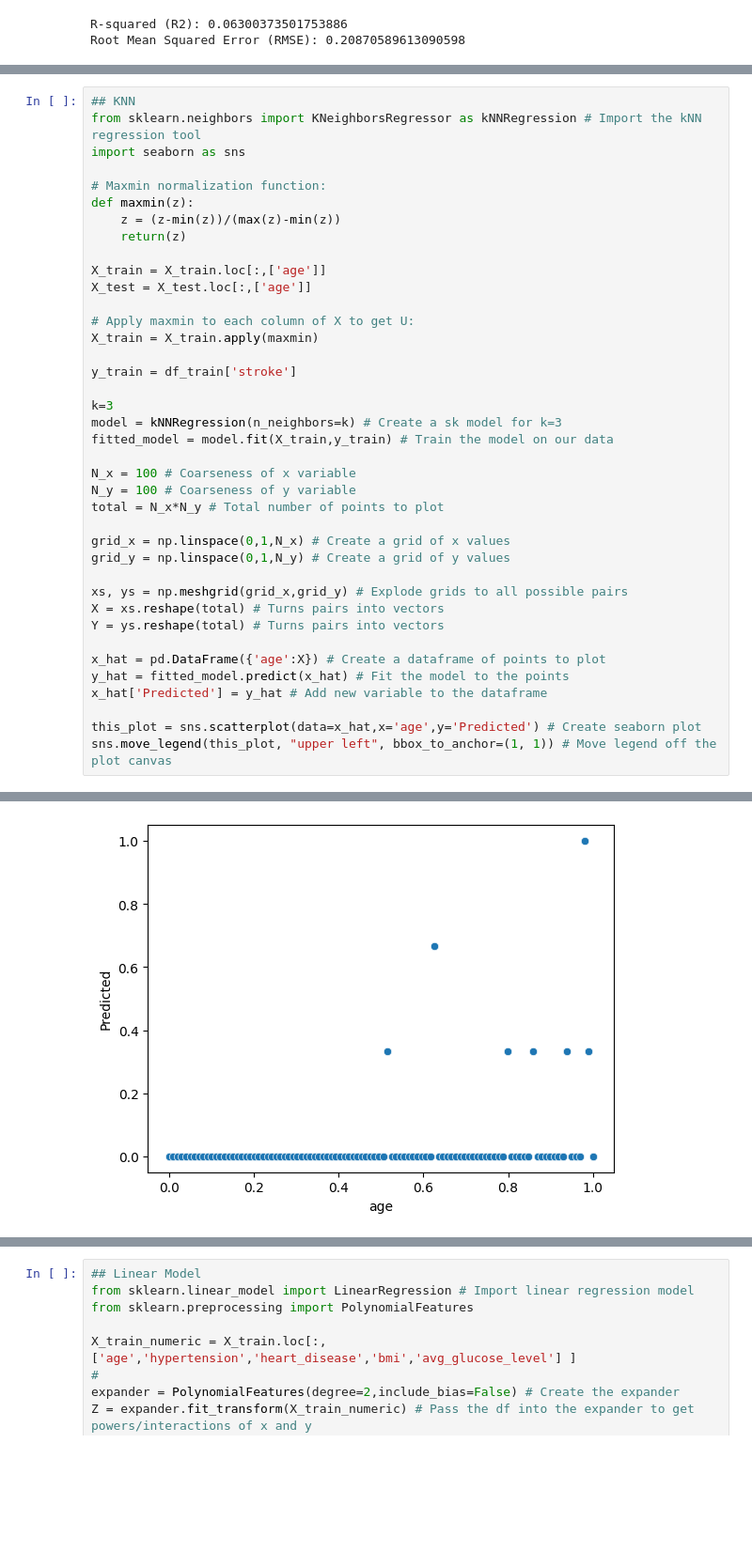
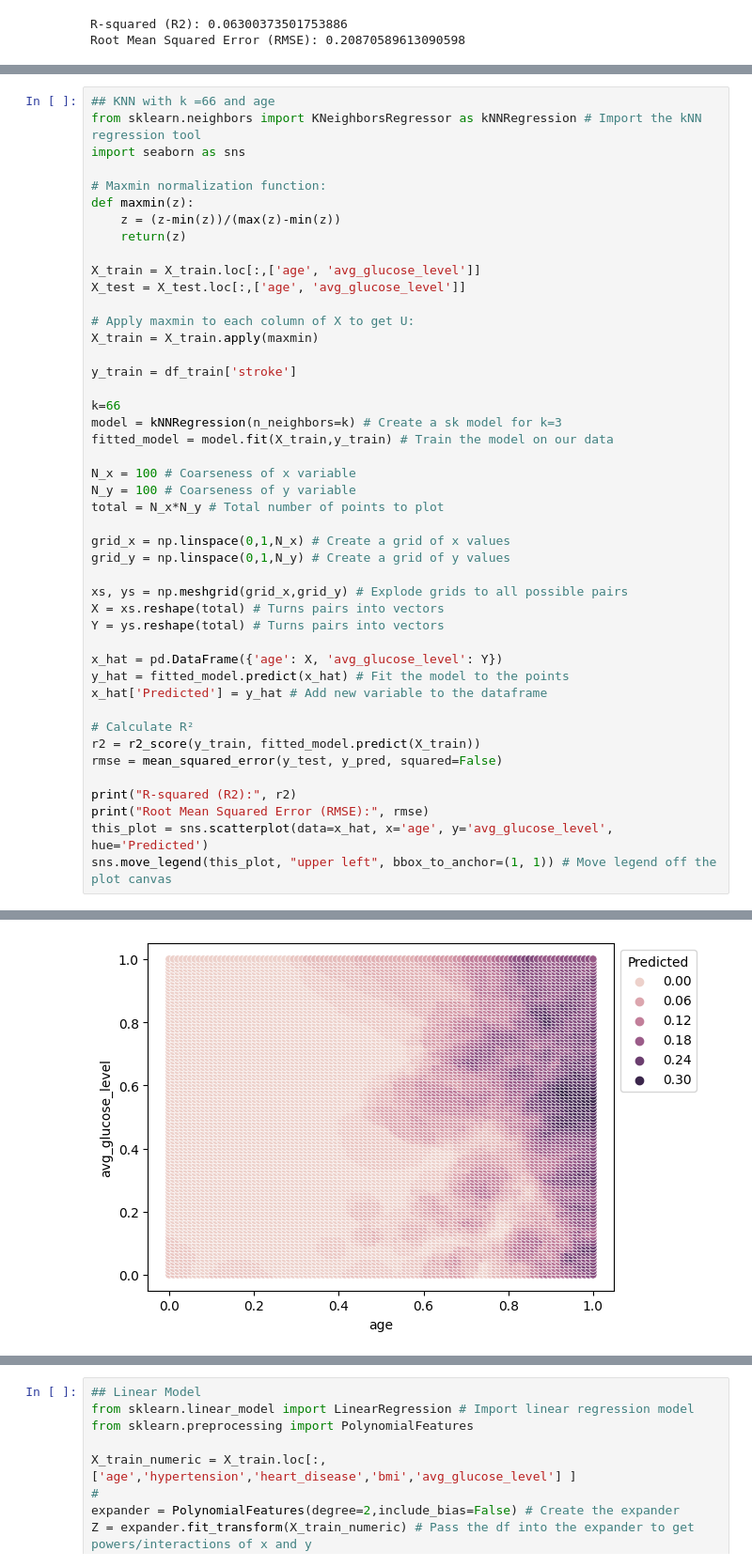
Before and after one commit to racheljhuh/EDA, a Jupyter notebook: Project2.ipynb, the cells around one changed output, grey strips where cells are left out. Shown at 94% size. Saved outputs shown, nothing was run; the diff lists cells and outputs as text; blank space fills up the shorter version.

```diff
--- a/Project2.ipynb
+++ b/Project2.ipynb
@@ -82,5 +131,5 @@ Root Mean Squared Error (RMSE): 0.20870589613090598
 # %%
-## KNN
+## KNN with k =66 and age
 from sklearn.neighbors import KNeighborsRegressor as kNNRegression # Import the kNN regression tool
 import seaborn as sns
 
@@ -89,15 +138,15 @@ def maxmin(z):
     z = (z-min(z))/(max(z)-min(z))
     return(z)
 
-X_train = X_train.loc[:,['age']]
-X_test = X_test.loc[:,['age']]
+X_train = X_train.loc[:,['age', 'avg_glucose_level']]
+X_test = X_test.loc[:,['age', 'avg_glucose_level']]
 
 # Apply maxmin to each column of X to get U:
 X_train = X_train.apply(maxmin)
 
 y_train = df_train['stroke']
 
-k=3
+k=66
 model = kNNRegression(n_neighbors=k) # Create a sk model for k=3
 fitted_model = model.fit(X_train,y_train) # Train the model on our data
 
@@ -112,10 +161,16 @@ xs, ys = np.meshgrid(grid_x,grid_y) # Explode grids to all possible pairs
 X = xs.reshape(total) # Turns pairs into vectors
 Y = ys.reshape(total) # Turns pairs into vectors
 
-x_hat = pd.DataFrame({'age':X}) # Create a dataframe of points to plot
+x_hat = pd.DataFrame({'age': X, 'avg_glucose_level': Y})
 y_hat = fitted_model.predict(x_hat) # Fit the model to the points
 x_hat['Predicted'] = y_hat # Add new variable to the dataframe
 
-this_plot = sns.scatterplot(data=x_hat,x='age',y='Predicted') # Create seaborn plot
+# Calculate R²
+r2 = r2_score(y_train, fitted_model.predict(X_train))
+rmse = mean_squared_error(y_test, y_pred, squared=False)
+
+print("R-squared (R2):", r2)
+print("Root Mean Squared Error (RMSE):", rmse)
+this_plot = sns.scatterplot(data=x_hat, x='age', y='avg_glucose_level', hue='Predicted')
 sns.move_legend(this_plot, "upper left", bbox_to_anchor=(1, 1)) # Move legend off the plot canvas
 # %% [output]
@@ -123 +179 @@ ValueError: ignored
-[figure, old version]
+[figure, new version]
```
Also changed, not shown: parts of 3 cells of this notebook.
